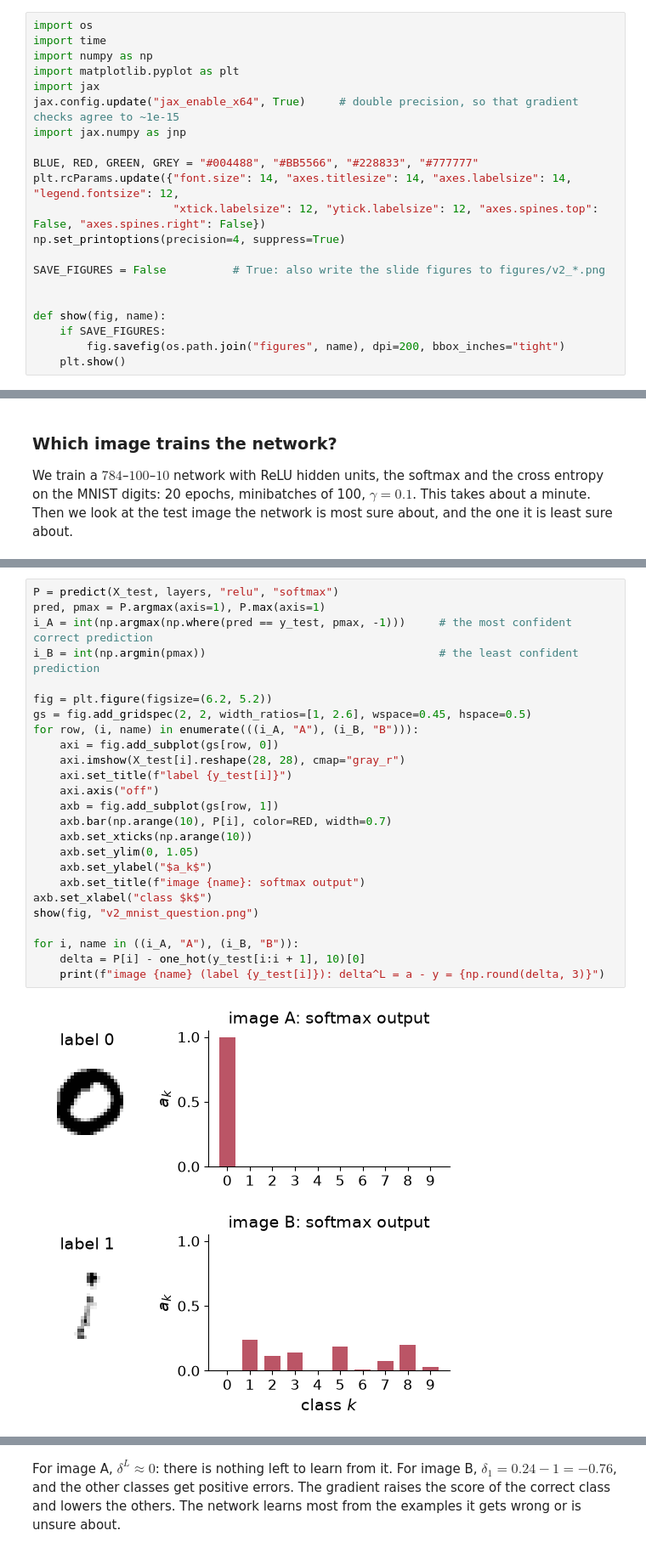
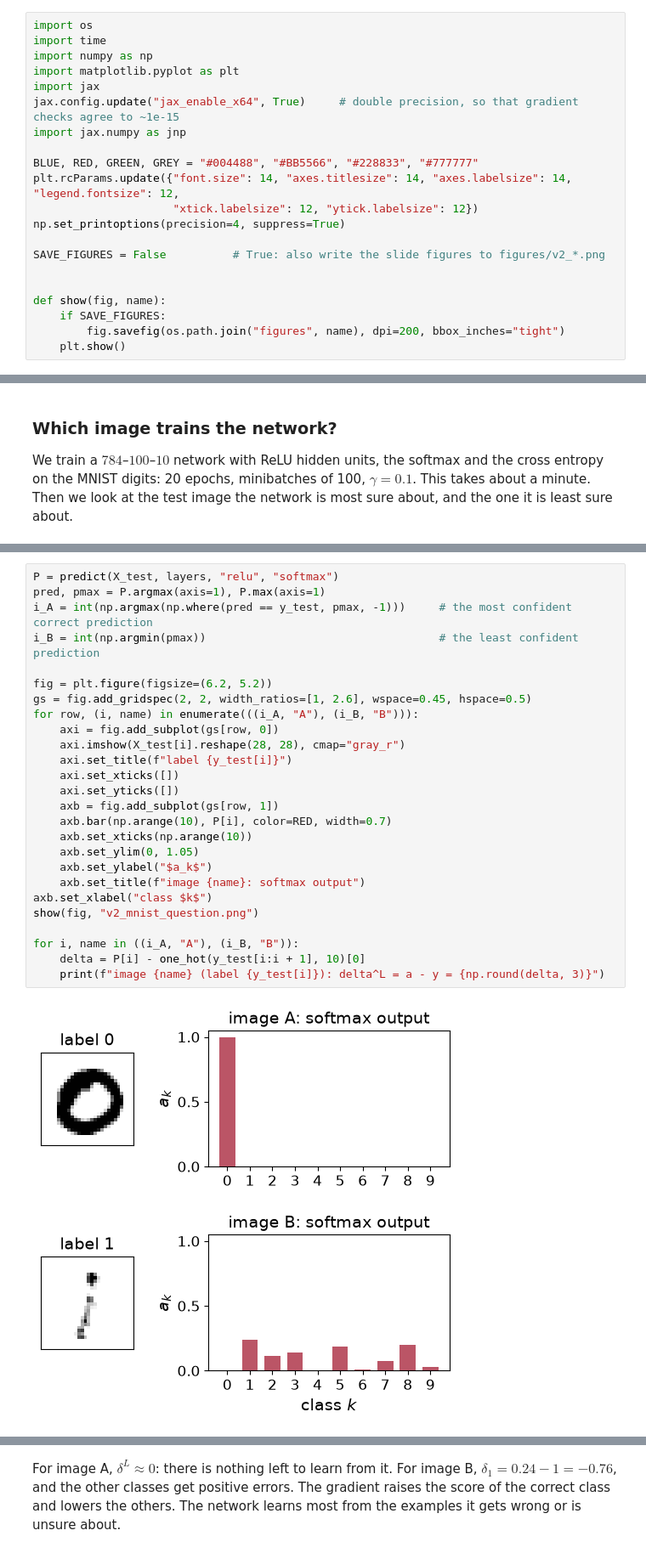
Before and after one commit to cvsvensson/MachineLearningUiO, a Jupyter notebook: doc/WeeklyMaterial/week42/week42monday_v2.ipynb, the cells around one changed output, grey strips where cells are left out. Shown at 85% size. Saved outputs shown, nothing was run; the diff lists cells and outputs as text.

```diff
--- a/doc/WeeklyMaterial/week42/week42monday_v2.ipynb
+++ b/doc/WeeklyMaterial/week42/week42monday_v2.ipynb
@@ -21,7 +21,7 @@ import jax.numpy as jnp
 
 BLUE, RED, GREEN, GREY = "#004488", "#BB5566", "#228833", "#777777"
 plt.rcParams.update({"font.size": 14, "axes.titlesize": 14, "axes.labelsize": 14, "legend.fontsize": 12,
-                     "xtick.labelsize": 12, "ytick.labelsize": 12, "axes.spines.top": False, "axes.spines.right": False})
+                     "xtick.labelsize": 12, "ytick.labelsize": 12})
 np.set_printoptions(precision=4, suppress=True)
 
 SAVE_FIGURES = False          # True: also write the slide figures to figures/v2_*.png
@@ -354,30 +371,31 @@ test accuracy after 20 epochs: 97.63%  (18 s)
 # %%
 P = predict(X_test, layers, "relu", "softmax")
 pred, pmax = P.argmax(axis=1), P.max(axis=1)
 i_A = int(np.argmax(np.where(pred == y_test, pmax, -1)))     # the most confident correct prediction
 i_B = int(np.argmin(pmax))                                   # the least confident prediction
 
 fig = plt.figure(figsize=(6.2, 5.2))
 gs = fig.add_gridspec(2, 2, width_ratios=[1, 2.6], wspace=0.45, hspace=0.5)
 for row, (i, name) in enumerate(((i_A, "A"), (i_B, "B"))):
     axi = fig.add_subplot(gs[row, 0])
     axi.imshow(X_test[i].reshape(28, 28), cmap="gray_r")
     axi.set_title(f"label {y_test[i]}")
-    axi.axis("off")
+    axi.set_xticks([])
+    axi.set_yticks([])
     axb = fig.add_subplot(gs[row, 1])
     axb.bar(np.arange(10), P[i], color=RED, width=0.7)
     axb.set_xticks(np.arange(10))
     axb.set_ylim(0, 1.05)
     axb.set_ylabel("$a_k$")
     axb.set_title(f"image {name}: softmax output")
 axb.set_xlabel("class $k$")
 show(fig, "v2_mnist_question.png")
 
 for i, name in ((i_A, "A"), (i_B, "B")):
     delta = P[i] - one_hot(y_test[i:i + 1], 10)[0]
     print(f"image {name} (label {y_test[i]}): delta^L = a - y = {np.round(delta, 3)}")
 # %% [output]
-[figure, old version]
+[figure, new version]
 image A (label 0): delta^L = a - y = [-0.  0.  0.  0.  0.  0.  0.  0.  0.  0.]
 image B (label 1): delta^L = a - y = [ 0.005 -0.76   0.115  0.141  0.     0.187  0.006  0.077  0.198  0.031]
 # %% [markdown]
```
Also changed, not shown: parts of 23 cells of this notebook, 3 other files.
